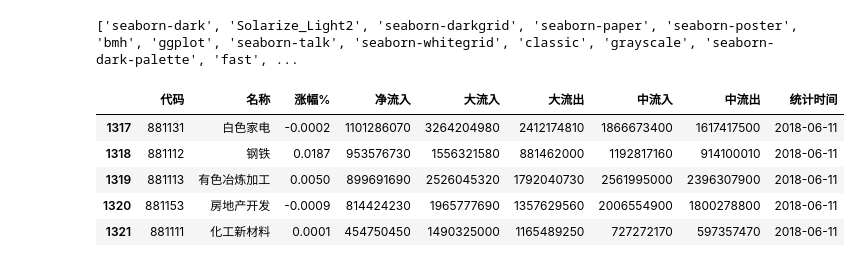
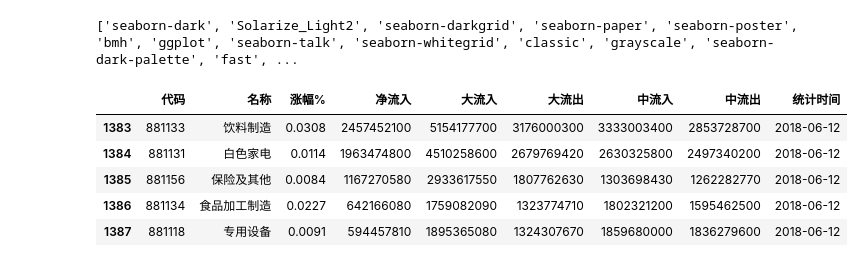
Before and after one commit to sunmd/DataAnlysisDemo, a Jupyter notebook: StockAnlysis.ipynb, the cells around one changed output. Cells and saved outputs as stored; diff of their text form; code cells hidden in the pictures.

```diff
--- a/StockAnlysis.ipynb
+++ b/StockAnlysis.ipynb
@@ -212,18 +212,18 @@ def ycz():
 # %%
 file_date = '2018-06'
 
-to_day = '2018-06-11'
+to_day = '2018-06-12'
 
-df = save_one_day( file_date, columns_name, 11)
+df = save_one_day( file_date, columns_name, 12)
 
-df[df['统计时间']=='2018-06-11'].head()
+df[df['统计时间']=='2018-06-12'].head()
 # %% [output]
 |  | 代码 | 名称 | 涨幅% | 净流入 | 大流入 | 大流出 | 中流入 | 中流出 | 统计时间 |
-| 1317 | 881131 | 白色家电 | -0.0002 | 1101286070 | 3264204980 | 2412174810 | 1866673400 | 1617417500 | 2018-06-11 |
-| 1318 | 881112 | 钢铁 | 0.0187 | 953576730 | 1556321580 | 881462000 | 1192817160 | 914100010 | 2018-06-11 |
-| 1319 | 881113 | 有色冶炼加工 | 0.0050 | 899691690 | 2526045320 | 1792040730 | 2561995000 | 2396307900 | 2018-06-11 |
-| 1320 | 881153 | 房地产开发 | -0.0009 | 814424230 | 1965777690 | 1357629560 | 2006554900 | 1800278800 | 2018-06-11 |
-| 1321 | 881111 | 化工新材料 | 0.0001 | 454750450 | 1490325000 | 1165489250 | 727272170 | 597357470 | 2018-06-11 |
+| 1383 | 881133 | 饮料制造 | 0.0308 | 2457452100 | 5154177700 | 3176000300 | 3333003400 | 2853728700 | 2018-06-12 |
+| 1384 | 881131 | 白色家电 | 0.0114 | 1963474800 | 4510258600 | 2679769420 | 2630325800 | 2497340200 | 2018-06-12 |
+| 1385 | 881156 | 保险及其他 | 0.0084 | 1167270580 | 2933617550 | 1807762630 | 1303698430 | 1262282770 | 2018-06-12 |
+| 1386 | 881134 | 食品加工制造 | 0.0227 | 642166080 | 1759082090 | 1323774710 | 1802321200 | 1595462500 | 2018-06-12 |
+| 1387 | 881118 | 专用设备 | 0.0091 | 594457810 | 1895365080 | 1324307670 | 1859680000 | 1836279600 | 2018-06-12 |
 # %%
 df[df['统计时间']==to_day].sort_values('净流入',ascending=False)\
 .style.use(mystl.export()).format({'涨幅%':"{:+.2%}"})
```
Also changed, not shown: parts of 3 cells of this notebook, 1 other file.
